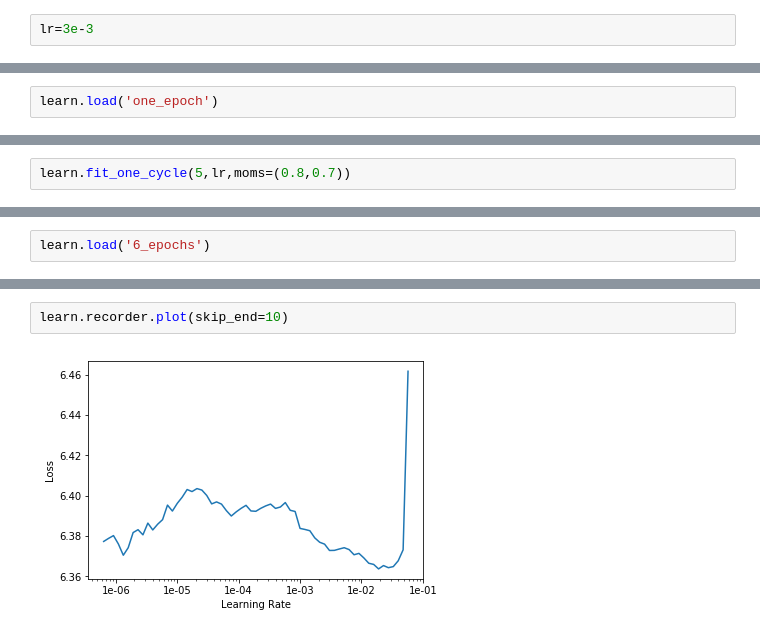
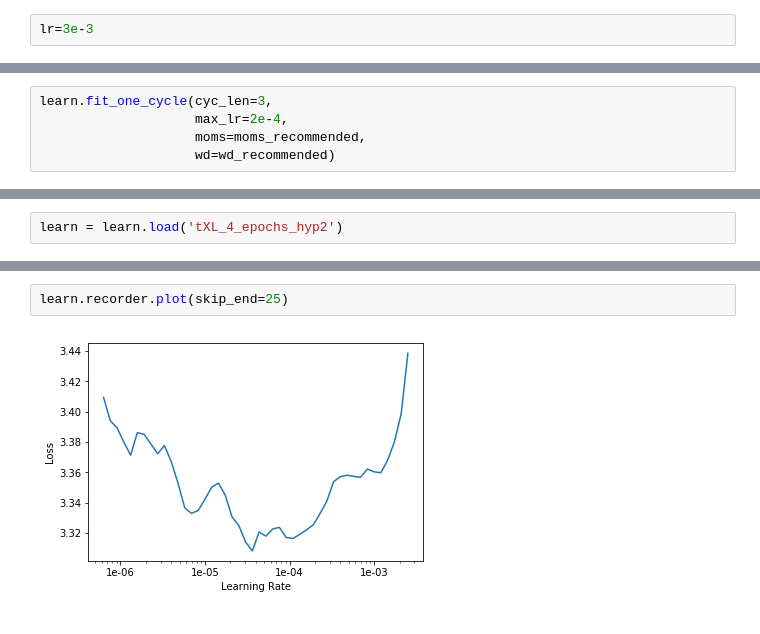
Before and after one commit to cduguet/ulmfit-es, a Jupyter notebook: ULMFit-TransfXL.ipynb, the cells around one changed output, grey strips where cells are left out. Drawn from its saved outputs; the diff is of its cells as text.

Commit message:
changed hyperparames: learning rate, momentums and wd. Training for 14 epochs so far. Perplexity: 29.99

```diff
--- a/ULMFit-TransfXL.ipynb
+++ b/ULMFit-TransfXL.ipynb
@@ -81,4 +106,2 @@ learn.save('one_epoch')
-# %%
-learn.load('one_epoch')
 # %%
 learn.lr_find()
@@ -92,2 +111,0 @@ learn.recorder.plot(skip_end=20)
-# %%
-learn.fit_one_cycle(5,lr,moms=(0.8,0.7))
@@ -108,0 +112,5 @@ with open('recorder_data-6_epochs.pkl', 'wb') as f:
+# %%
+learn.fit_one_cycle(cyc_len=3,
+                    max_lr=2e-4,
+                    moms=moms_recommended,
+                    wd=wd_recommended)
@@ -109,4 +123,4 @@ with open('recorder_data-6_epochs.pkl', 'wb') as f:
 # %%
-learn.load('6_epochs')
+learn = learn.load('tXL_4_epochs_hyp2')
 # %%
 learn.lr_find()
@@ -113,4 +130,4 @@ learn.lr_find()
 # %%
-learn.recorder.plot(skip_end=10)
+learn.recorder.plot(skip_end=25)
 # %% [output]
-[figure, old version]
+[figure, new version]
```
Also changed, not shown: parts of 41 cells of this notebook.
